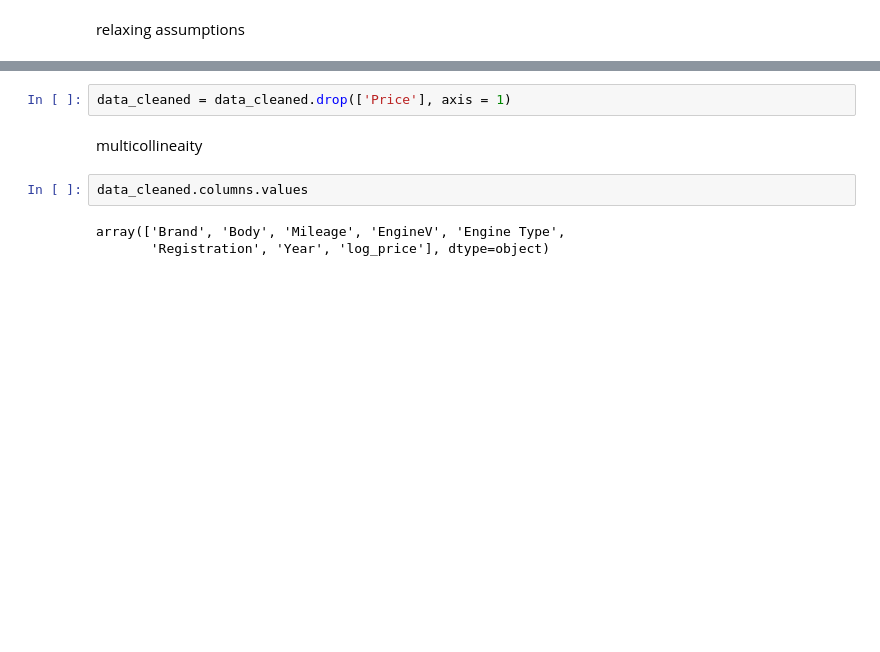
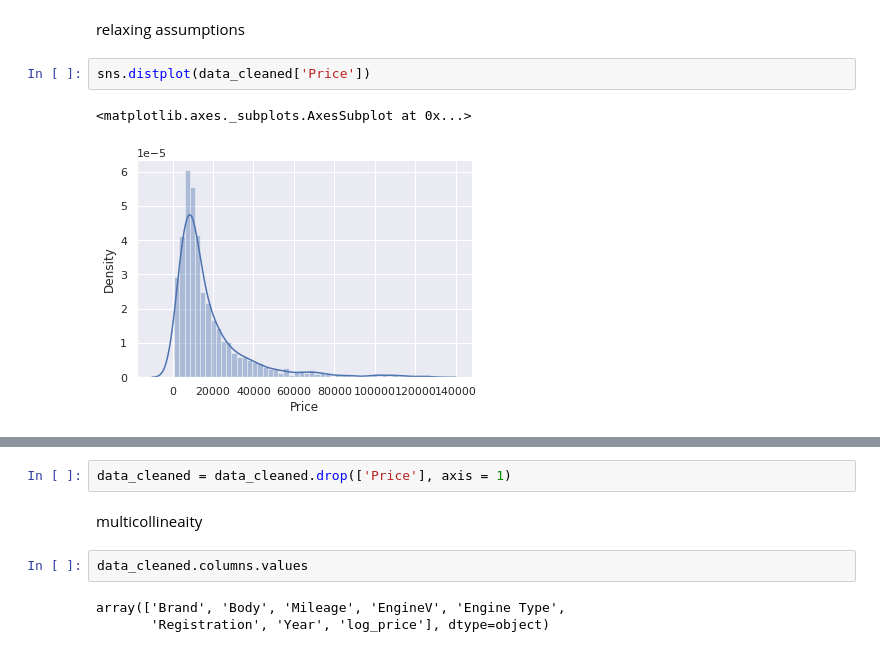
Before and after one commit to Sheila-otuko/machine_learning_practice, a Jupyter notebook: car_prediction_example_1.ipynb, the cells around one changed output, grey strips where cells are left out. Saved outputs shown, nothing was run; the diff lists cells and outputs as text; blank space fills up the shorter version.

```diff
--- a/car_prediction_example_1.ipynb
+++ b/car_prediction_example_1.ipynb
@@ -196,5 +217,10 @@ checking the OLS assumptions
 # %% [markdown]
 relaxing assumptions
+# %%
+sns.distplot(data_cleaned['Price'])
+# %% [output]
+<matplotlib.axes._subplots.AxesSubplot at 0x...>
+[figure, added]
 # %%
 #the relationship appears to be more exponential than linear. to fix it we use loh
 
```
Also changed, not shown: parts of 54 cells of this notebook.
